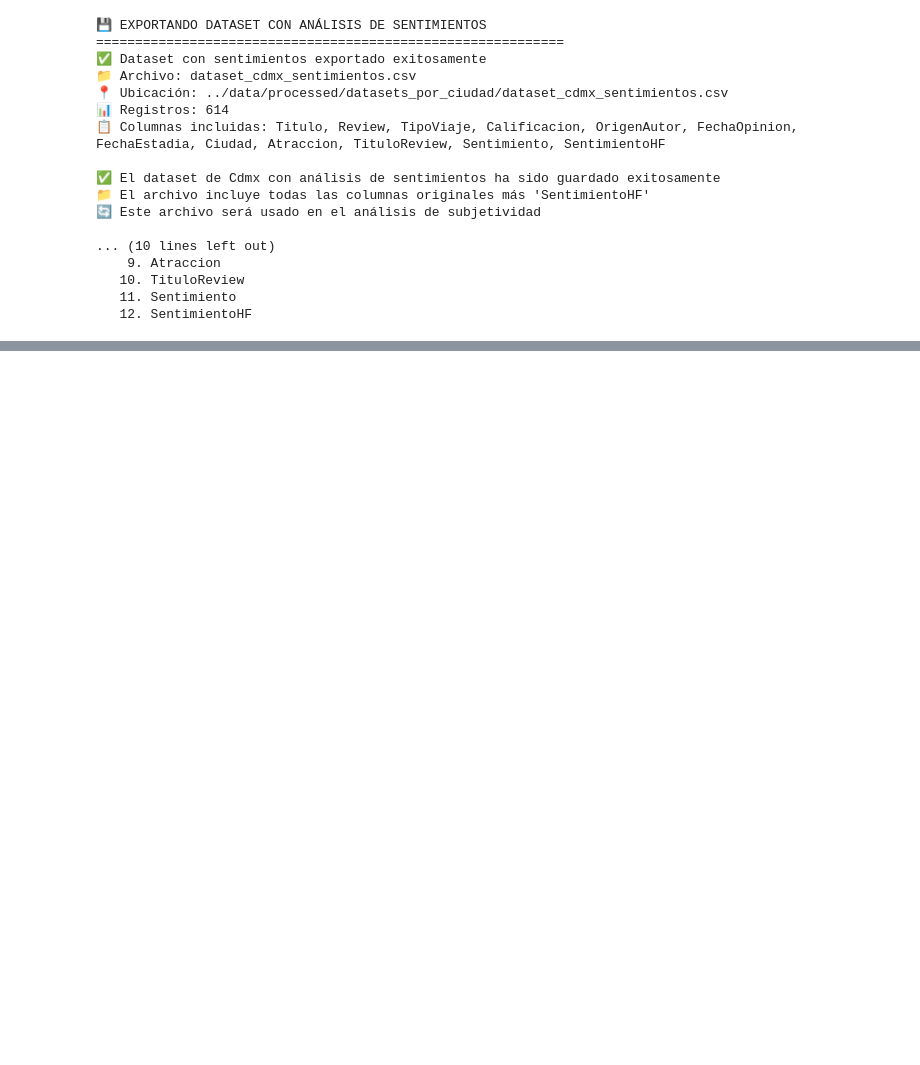
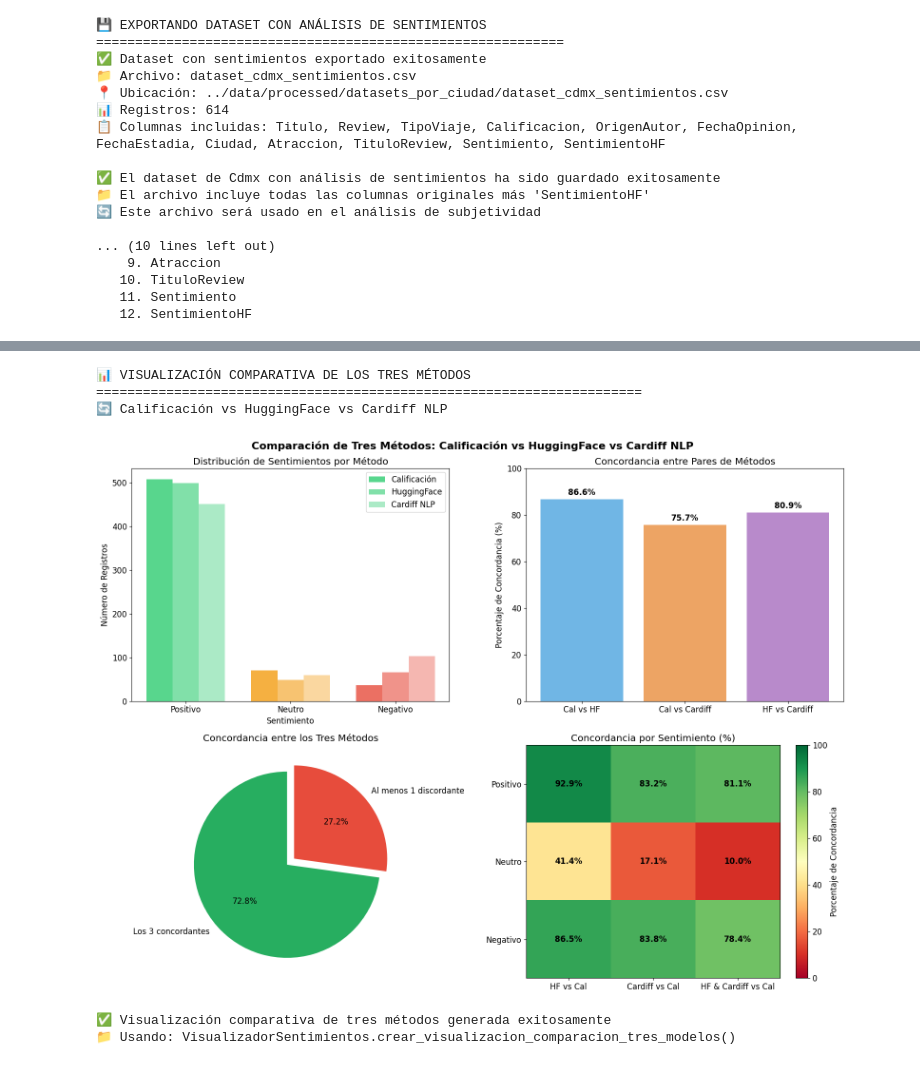
Before and after one commit to VictorWKey/AI-Tourism-Opinion-Analyzer, a Jupyter notebook: notebooks/02-analisis-de-sentimientos.ipynb, the cells around one changed output, grey strips where cells are left out. Cells and saved outputs as stored; diff of their text form; code cells hidden in the pictures; blank space fills up the shorter version.

```diff
--- a/notebooks/02-analisis-de-sentimientos.ipynb
+++ b/notebooks/02-analisis-de-sentimientos.ipynb
@@ -499,0 +558,21 @@ for i, col in enumerate(df_con_hf.columns, 1):
+# %%
+# Aplicar análisis de sentimientos con Cardiff NLP al dataset completo
+print("🚀 INICIANDO ANÁLISIS CON CARDIFF NLP")
+print("=" * 60)
+print("⚠️  NOTA: Este proceso puede tomar 5-10 minutos dependiendo del hardware")
+print("🐦 Procesando con modelo especializado en texto corto...")
+
+# Procesar el dataset completo con Cardiff NLP
+df_con_cardiff = analizador_cardiff.procesar_dataset_completo(df_con_hf, 'TituloReview')
+
+print(f"\n✅ Análisis con Cardiff NLP completado")
+print(f"📊 Dataset ahora contiene {len(df_con_cardiff.columns)} columnas:")
+print(f"   • Sentimiento (por calificación)")
+print(f"   • SentimientoHF (por modelo HuggingFace)")
+print(f"   • SentimientoCardiff (por modelo Cardiff NLP)")
+
+# Mostrar una muestra comparativa de los tres métodos
+print("\n" + "="*90)
+print("MUESTRA COMPARATIVA DE LOS TRES MÉTODOS")
+print("="*90)
+display(df_con_cardiff[['TituloReview', 'Calificacion', 'Sentimiento', 'SentimientoHF', 'SentimientoCardiff']].head(10))
@@ -499,0 +799,22 @@ for i, col in enumerate(df_con_hf.columns, 1):
+# %%
+# Crear visualización comparativa de los tres métodos
+print("📊 VISUALIZACIÓN COMPARATIVA DE LOS TRES MÉTODOS")
+print("="*70)
+print("🔄 Calificación vs HuggingFace vs Cardiff NLP")
+
+# Crear la visualización de comparación de tres métodos
+fig_tres_metodos = visualizador.crear_visualizacion_comparacion_tres_modelos(df_con_cardiff)
+if fig_tres_metodos:
+    plt.show()
+    print("✅ Visualización comparativa de tres métodos generada exitosamente")
+else:
+    print("❌ Error generando visualización de tres métodos")
+
+print("📁 Usando: VisualizadorSentimientos.crear_visualizacion_comparacion_tres_modelos()")
+# %% [output]
+📊 VISUALIZACIÓN COMPARATIVA DE LOS TRES MÉTODOS
+======================================================================
+🔄 Calificación vs HuggingFace vs Cardiff NLP
+[figure, added]
+✅ Visualización comparativa de tres métodos generada exitosamente
+📁 Usando: VisualizadorSentimientos.crear_visualizacion_comparacion_tres_modelos()
```
Also changed, not shown: parts of 15 cells of this notebook, 21 other files.
